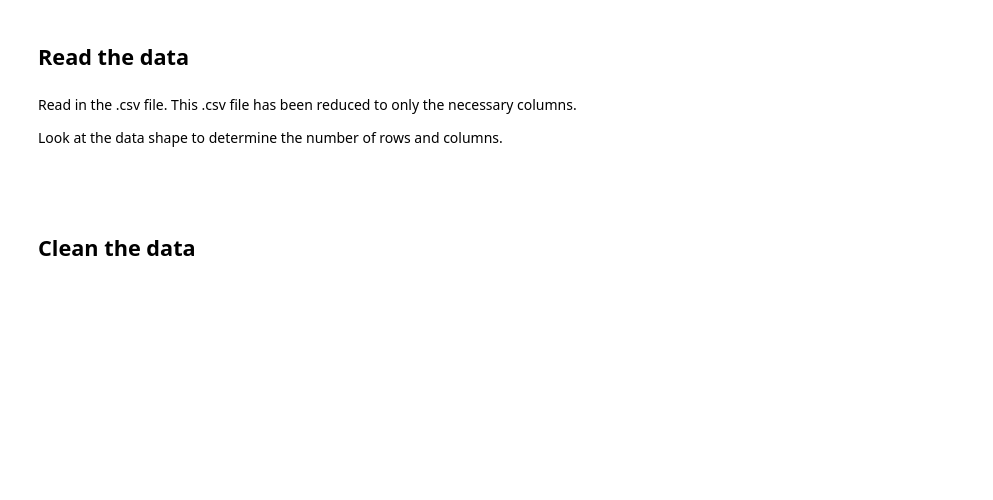
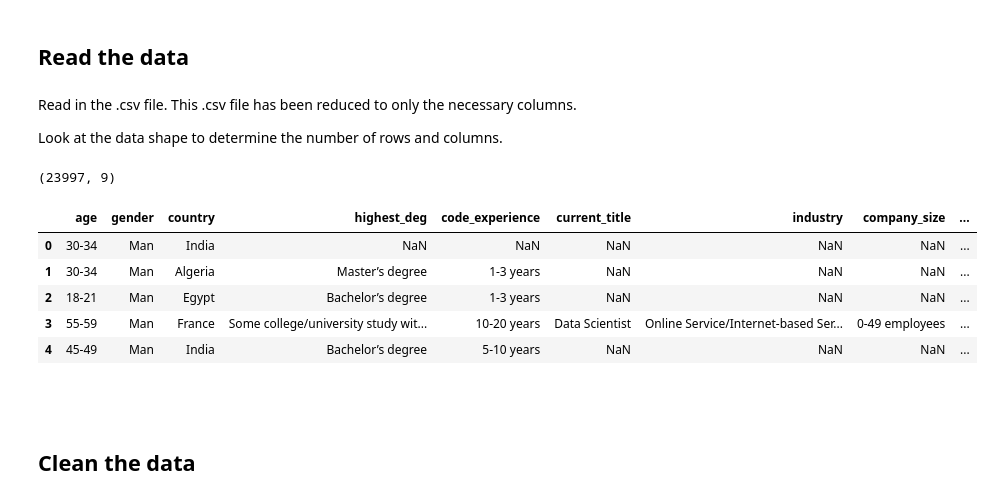
Before and after one commit to jkalyviaris0506/3300-salary-prediction-model, a Jupyter notebook: salary_prediction.ipynb, the cells around one changed output. Cells and saved outputs as stored; diff of their text form; code cells hidden in the pictures; blank space fills up the shorter version.

```diff
--- a/salary_prediction.ipynb
+++ b/salary_prediction.ipynb
@@ -19,11 +19,19 @@ Read in the .csv file.  This .csv file has been reduced to only the necessary co
 Look at the data shape to determine the number of rows and columns.
 # %%
 #  import pandas as pd
-data = pd.read_csv('https://raw.githubusercontent.com/mikecolbert/salary_prediction_model/refs/heads/main/2022_kaggle_survey_results_public.csv')
+data = pd.read_csv('/Users/jimmykalyviaris/Documents/GitHub/3300-salary-prediction-model/2022_kaggle_survey_results_public.csv')
 
 print(data.shape) # rows, columns
 
 data.head() # look at the first few rows
+# %% [output]
+(23997, 9)
+|  | age | gender | country | highest_deg | code_experience | current_title | industry | company_size | ... |
+| 0 | 30-34 | Man | India | NaN | NaN | NaN | NaN | NaN | ... |
+| 1 | 30-34 | Man | Algeria | Master’s degree | 1-3 years | NaN | NaN | NaN | ... |
+| 2 | 18-21 | Man | Egypt | Bachelor’s degree | 1-3 years | NaN | NaN | NaN | ... |
+| 3 | 55-59 | Man | France | Some college/university study wit... | 10-20 years | Data Scientist | Online Service/Internet-based Ser... | 0-49 employees | ... |
+| 4 | 45-49 | Man | India | Bachelor’s degree | 5-10 years | NaN | NaN | NaN | ... |
 # %% [markdown]
 <br>
 # %% [markdown]
```
Also changed, not shown: parts of 18 cells of this notebook, 1 other file.
